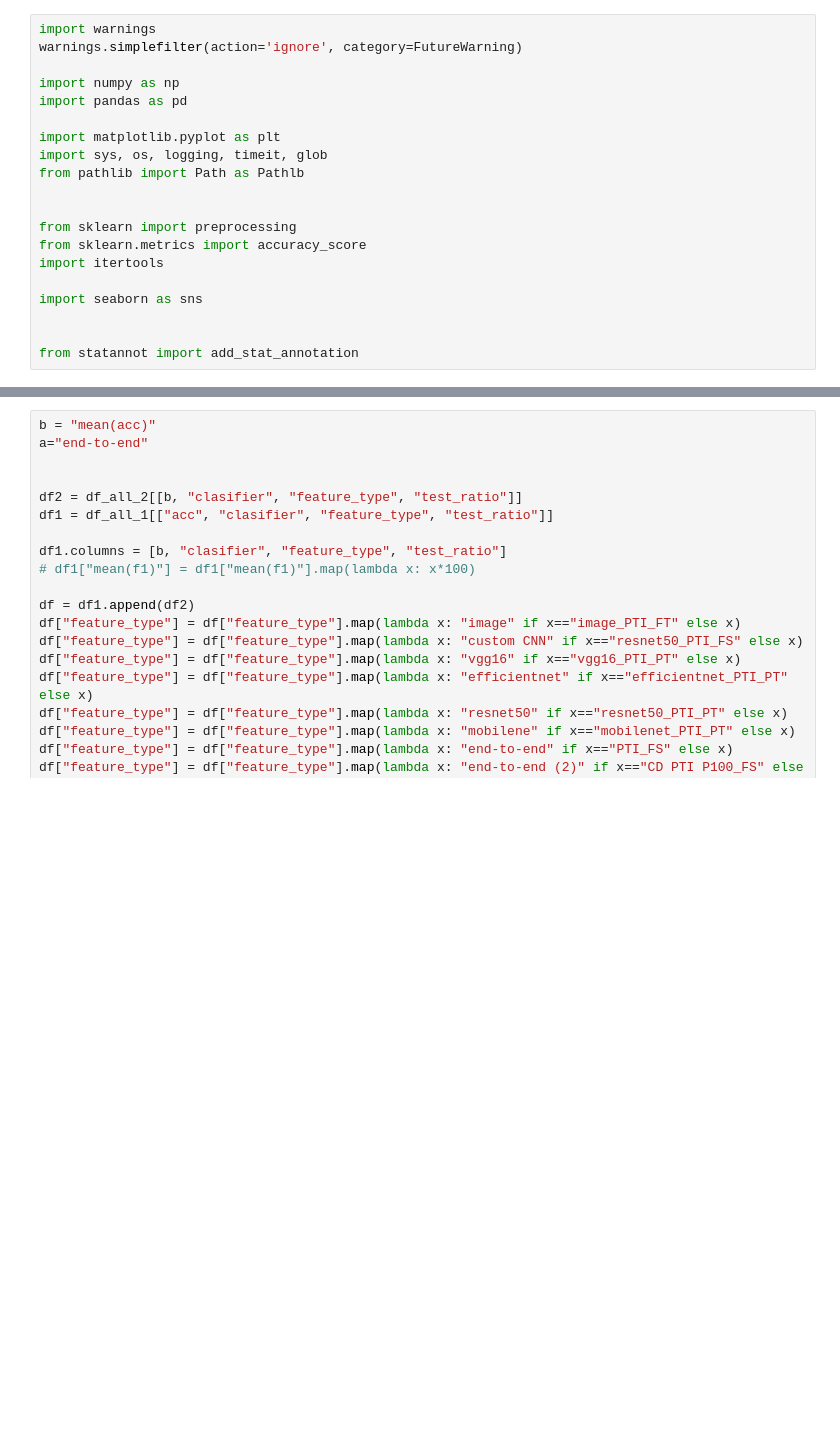
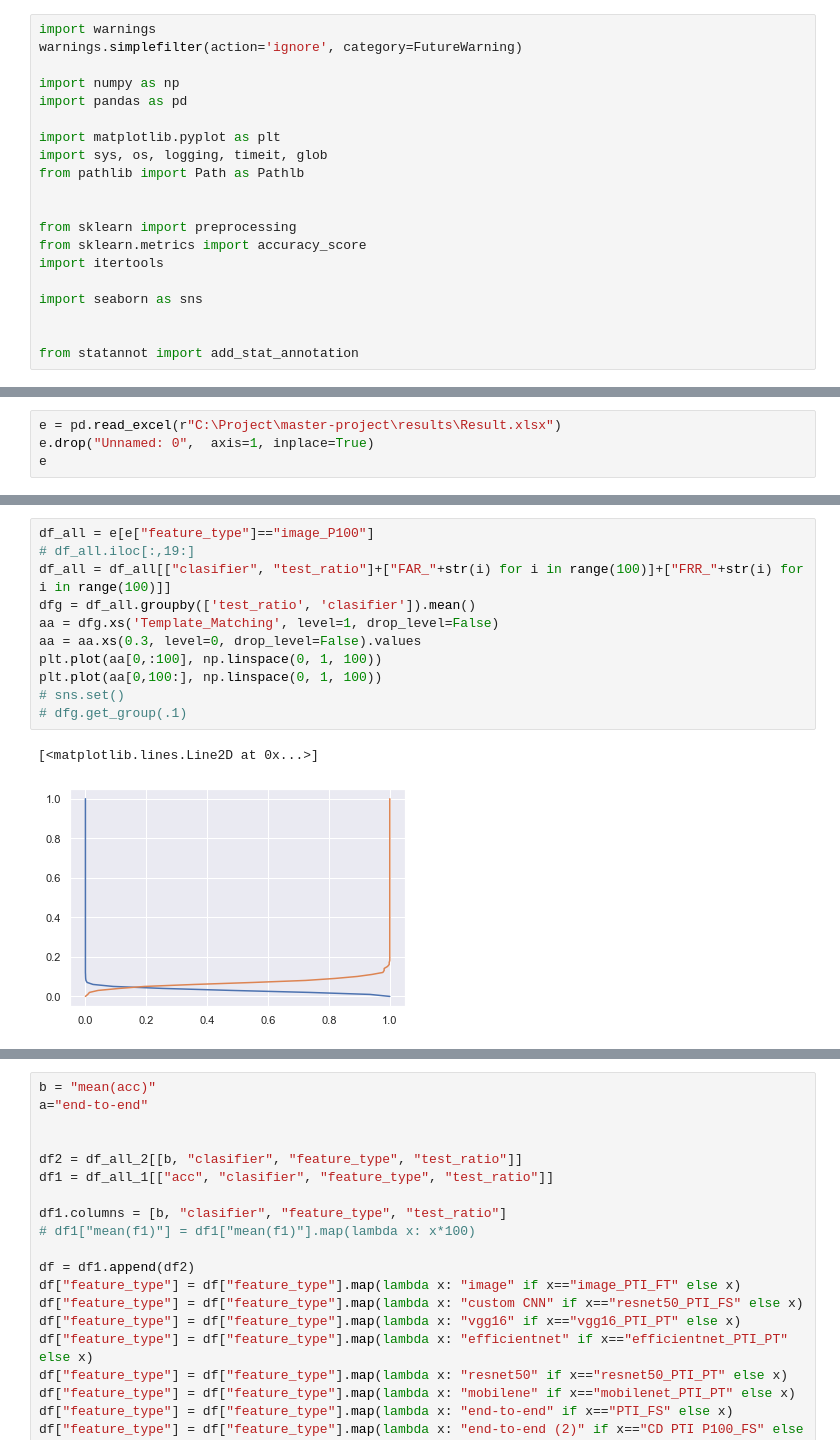
Before and after one commit to SKazemii/master-project, a Jupyter notebook: Codes/noteBook.ipynb, the cells around one changed output, grey strips where cells are left out. Drawn from its saved outputs; the diff is of its cells as text; blank space fills up the shorter version.

```diff
--- a/Codes/noteBook.ipynb
+++ b/Codes/noteBook.ipynb
@@ -24,0 +21,4 @@ if x is True:
+# %%
+e = pd.read_excel(r"C:\Project\master-project\results\Result.xlsx")
+e.drop("Unnamed: 0",  axis=1, inplace=True)
+e
@@ -24,0 +61,14 @@ if x is True:
+# %%
+df_all = e[e["feature_type"]=="image_P100"]
+# df_all.iloc[:,19:]
+df_all = df_all[["clasifier", "test_ratio"]+["FAR_"+str(i) for i in range(100)]+["FRR_"+str(i) for i in range(100)]]
+dfg = df_all.groupby(['test_ratio', 'clasifier']).mean()
+aa = dfg.xs('Template_Matching', level=1, drop_level=False)
+aa = aa.xs(0.3, level=0, drop_level=False).values
+plt.plot(aa[0,:100], np.linspace(0, 1, 100))
+plt.plot(aa[0,100:], np.linspace(0, 1, 100))
+# sns.set()
+# dfg.get_group(.1)
+# %% [output]
+[<matplotlib.lines.Line2D at 0x...>]
+[figure, added]
```
Also changed, not shown: parts of 6 cells of this notebook, 3 other files.
